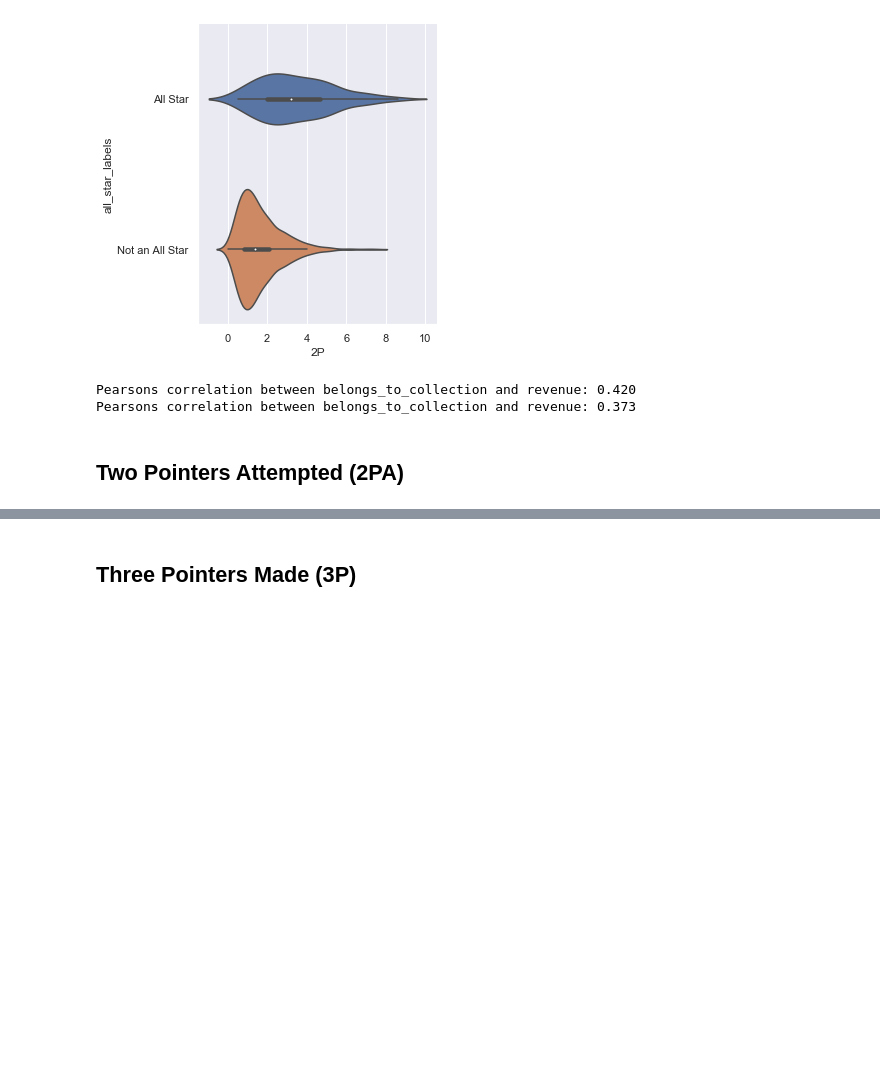
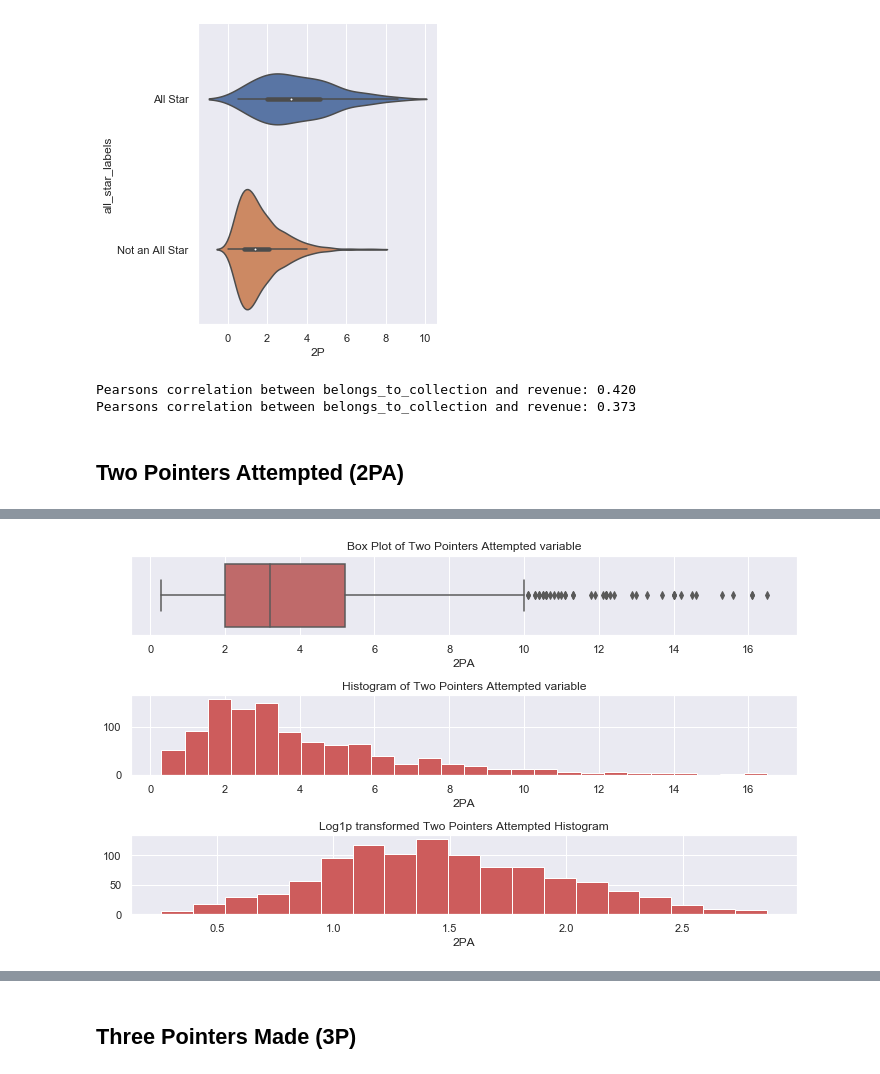
Before and after one commit to coleppert/NBA_AllStar_Prediction_Model, a Jupyter notebook: EDA-FeatureEngineering/Exploratory Data Analysis.ipynb, the cells around one changed output, grey strips where cells are left out. Saved outputs shown, nothing was run; the diff lists cells and outputs as text; code cells hidden in the pictures; blank space fills up the shorter version.

```diff
--- a/EDA-FeatureEngineering/Exploratory Data Analysis.ipynb
+++ b/EDA-FeatureEngineering/Exploratory Data Analysis.ipynb
@@ -345,0 +351,13 @@ Pearsons correlation between belongs_to_collection and revenue: 0.373
+# %%
+f, ax = plt.subplots(3, figsize=(10,6))
+
+sns.set(rc={'figure.figsize':(12,8)})
+sns.boxplot(x=df['2PA'], ax = ax[0], color='indianred')
+ax[0].set_title("Box Plot of Two Pointers Attempted variable")
+sns.distplot(a=df['2PA'], kde = False, ax = ax[1], color='indianred', hist_kws=dict(alpha=1))
+ax[1].set_title("Histogram of Two Pointers Attempted variable")
+sns.distplot(a=np.log1p(df['2PA']), kde = False, ax = ax[2], color='indianred', hist_kws=dict(alpha=1))
+ax[2].set_title("Log1p transformed Two Pointers Attempted Histogram")
+f.tight_layout()
+# %% [output]
+[figure, added]
```
Also changed, not shown: parts of 62 cells of this notebook.
